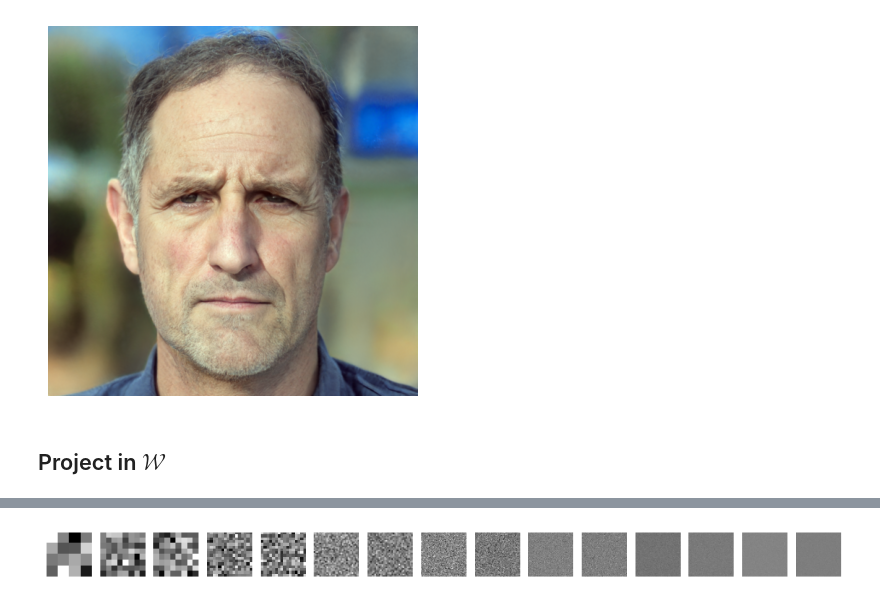
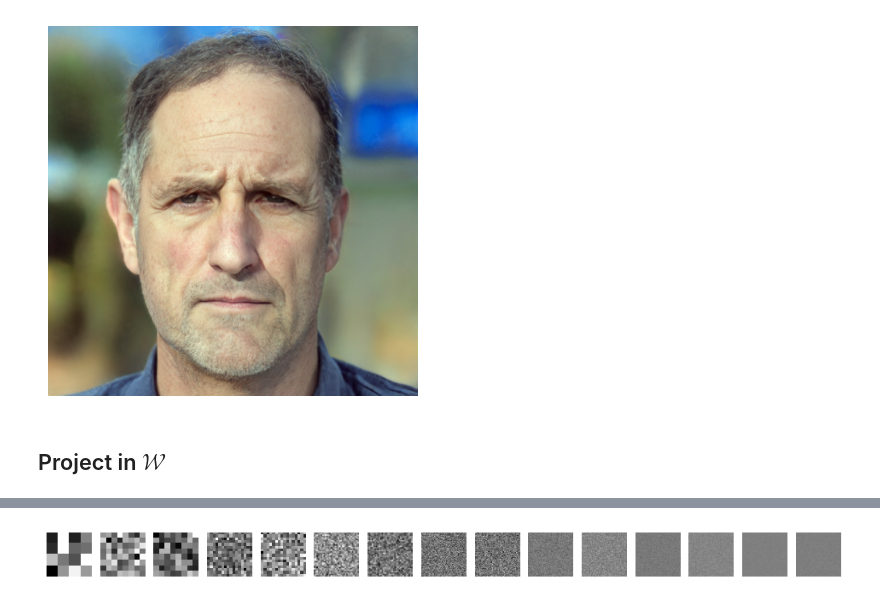
Before and after one commit to SlyZ1/Latent-Space-Faces, a Jupyter notebook: projecting-demo.ipynb, the cells around one changed output, grey strips where cells are left out. Cells and saved outputs as stored; diff of their text form; code cells hidden in the pictures.

```diff
--- a/projecting-demo.ipynb
+++ b/projecting-demo.ipynb
@@ -128,0 +148,24 @@ def facenet_features(im_tensor):
+# %%
+landmarks = extract_face_landmarks('./images_to_align/antonin2.png')
+
+img = cv2.imread('./images_to_align/antonin2.png')
+img = cv2.cvtColor(img, cv2.COLOR_BGR2RGB)
+
+zones = {
+    'mâchoire':        (range(0, 17),  (255, 255, 0)),
+    'sourcil gauche':  (range(17, 22), (0, 255, 0)),
+    'sourcil droit':   (range(22, 27), (0, 255, 0)),
+    'nez':             (range(27, 36), (0, 0, 255)),
+    'oeil gauche':     (range(36, 42), (255, 0, 255)),
+    'oeil droit':      (range(42, 48), (255, 0, 255)),
+    'bouche':          (range(48, 68), (255, 128, 0)),
+}
+
+for zone, (indices, color) in zones.items():
+    for i in indices:
+        x, y = landmarks[i]
+        cv2.circle(img, (x, y), 8, color, -1)
+
+plt.figure(figsize=(5, 5))
+plt.imshow(img)
+plt.show()
@@ -239,7 +278,7 @@ def noise_reg_loss(noise_buffers):
         loss += torch.mean(buf * torch.roll(buf, shifts=1, dims=1)) ** 2
     return loss
 # %%
-target_img = cv2.imread("./out/antonin2.png")
+target_img = cv2.imread("./images_aligned/antonin2.png")
 target_img = cv2.cvtColor(target_img, cv2.COLOR_BGR2RGB)
 target = torch.from_numpy(target_img).permute(2, 0, 1)[torch.newaxis, :].float().to(device)
 target = (target / 127.5) - 1.0
@@ -259,8 +298,8 @@ for i in tqdm(range(1500)):
     pred = G.synthesis(w_out.repeat([1, G.mapping.num_ws, 1]),  noise_mode='const')
     #pred_features = feature_model(normalize_for_vgg(torchvision.transforms.functional.resize(pred, (224, 224))))
     #print(pred_features[0].shape, target_features[0].shape)
-    loss = 0.5 * lpips_loss(pred, target)
-    loss += 4 * criterion(pred, target)
+    loss =  1 * lpips_loss(pred, target)
+    loss += 0 * criterion(pred, target)
     if loss < min_loss:
         min_loss = loss
         w_opt = w_out[:, :1, :]
@@ -303,8 +342,8 @@ for it in tqdm(range(n_iters)):
     pred = G.synthesis(w, noise_mode='const')
     #pred_features = feature_model(normalize_for_vgg(torchvision.transforms.functional.resize(pred, (224, 224))))
 
-    feature_loss = 0.5 * lpips_loss(pred, target)
-    pixel_loss = 4 * criterion(pred, target)
+    feature_loss = 1 * lpips_loss(pred, target)
+    pixel_loss = 0 * criterion(pred, target)
     noise_loss = 2e4 * noise_reg_loss(noise_bufs)
     loss = feature_loss + pixel_loss + noise_loss
 
@@ -386,11 +425,13 @@ final loss: 0.1566
 # %%
 noises = []
 for name, buf in noise_bufs.items():
     cpu_buff = buf.detach().cpu().numpy()
+    cpu_buff[:] = np.random.randn(*buf.shape)
+    buf = cpu_buff
     noises.append(cpu_buff)
 imshow(noises, gray=True)
 # %% [output]
-[figure, old version]
+[figure, new version]
 # %%
 i = np.arange(100, len(losses))
 plt.plot(i, np.array(losses)[i], label='total_loss')
```
Also changed, not shown: parts of 14 cells of this notebook, 3 other files.
